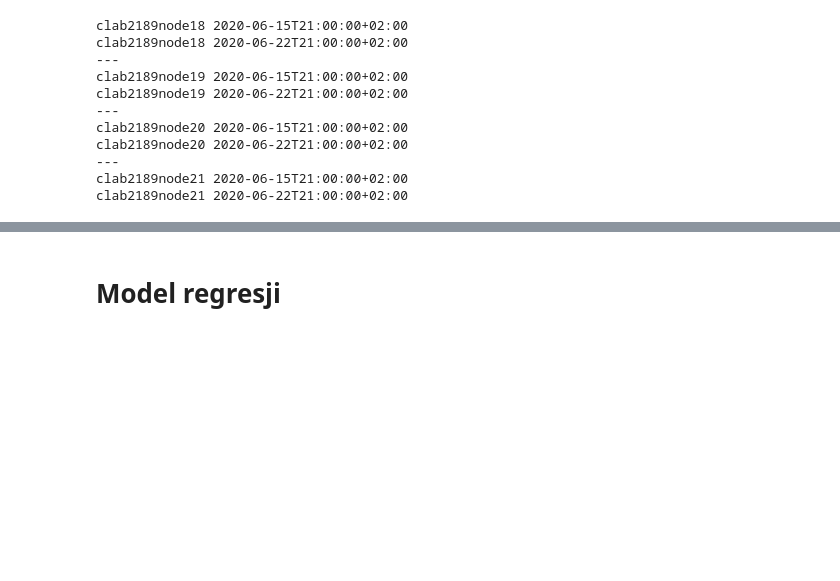
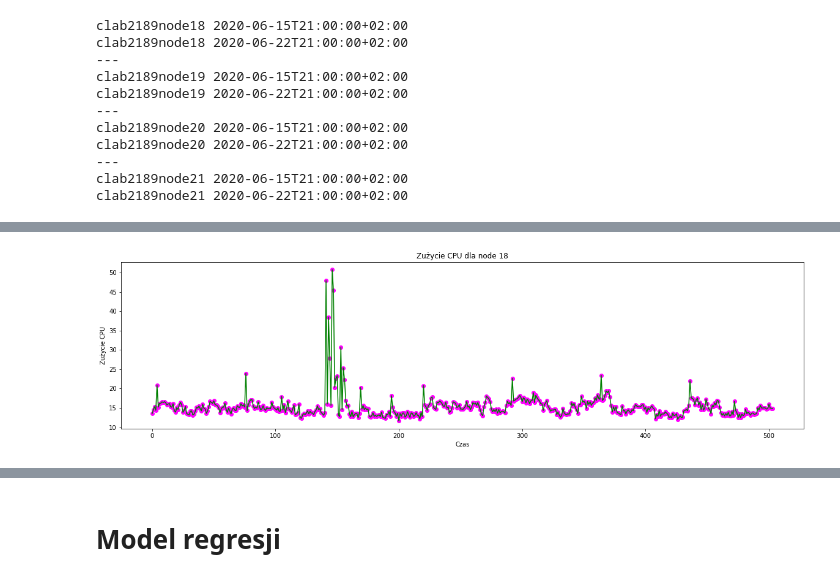
Before and after one commit to Torak28/ML_regression, a Jupyter notebook: Model.ipynb, the cells around one changed output, grey strips where cells are left out. Drawn from its saved outputs; the diff is of its cells as text; code cells hidden in the pictures; blank space fills up the shorter version.

```diff
--- a/Model.ipynb
+++ b/Model.ipynb
@@ -88,0 +105,23 @@ data.head()
+# %%
+def plot_data(data, num):
+    x = data['Time'].values.tolist()
+    if num in [18, 19, 20, 21]:
+        y = data['clab2189node' + str(num)].values.tolist()
+        plt.figure(figsize=(20,5))
+        plt.scatter(x, y, color = 'magenta')
+        plt.plot(x, y, color = 'green')
+        plt.title(f'Zużycie CPU dla node {num}')
+    else:
+        y1 = data['clab2189node18'].values.tolist()
+        y2 = data['clab2189node19'].values.tolist()
+        y3 = data['clab2189node20'].values.tolist()
+        y4 = data['clab2189node21'].values.tolist()
+        plt.figure(figsize=(20,5))
+        plt.plot(x, y1)
+        plt.plot(x, y2)
+        plt.plot(x, y3)
+        plt.plot(x, y4)
+        plt.title(f'Zużycie CPU dla wszystkich')
+    plt.xlabel('Czas')
+    plt.ylabel('Zużycie CPU')
+    plt.show()
@@ -88,0 +141,4 @@ data.head()
+# %%
+plot_data(data, num=18)
+# %% [output]
+[figure, added]
```
Also changed, not shown: parts of 13 cells of this notebook.
